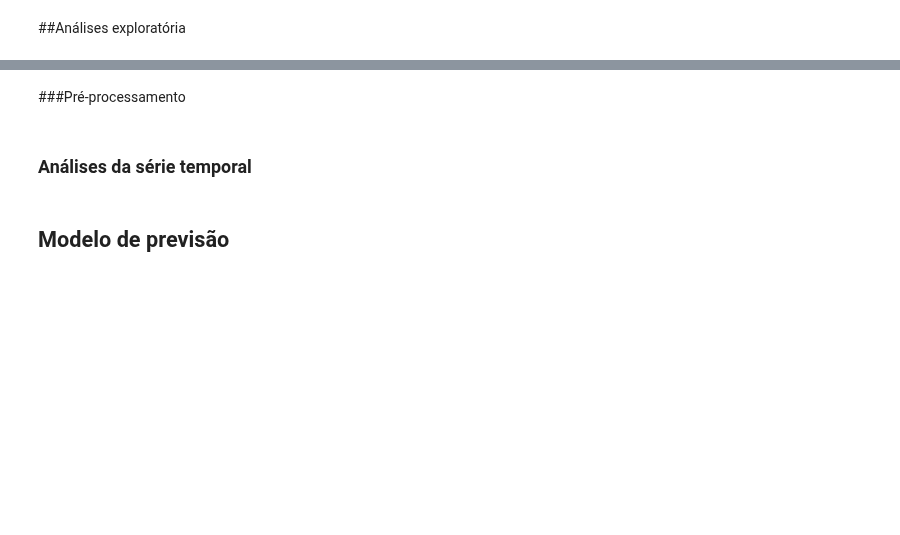
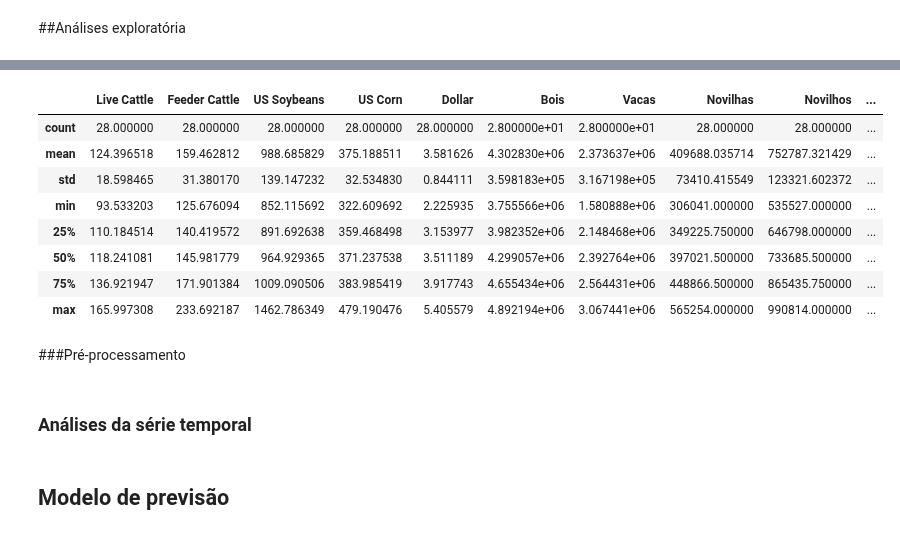
Before and after one commit to jvataidee/DataAnalysis, a Jupyter notebook: Analise_Financeira_Mercado_Gado_de_Corte.ipynb, the cells around one changed output, grey strips where cells are left out. Cells and saved outputs as stored; diff of their text form; code cells hidden in the pictures; blank space fills up the shorter version.

```diff
--- a/Analise_Financeira_Mercado_Gado_de_Corte.ipynb
+++ b/Analise_Financeira_Mercado_Gado_de_Corte.ipynb
@@ -177,2 +173,9 @@ df_final.head()
+# %%
+#Média todos anos
+df_final["Média Bois"] = df_final["Bois"].mean()
+df_final["Média Vacas"] = df_final["Vacas"].mean()
+df_final["Média Novilhas"] = df_final["Novilhas"].mean()
+df_final["Média Novilhos"] = df_final["Novilhos"].mean()
+df_final["Média Total"] = df_final["Total"].mean()
 # %% [markdown]
 ##Análises exploratória
@@ -179,3 +205,15 @@ df_final.head()
+# %%
+df_final.describe()
+# %% [output]
+|  | Live Cattle | Feeder Cattle | US Soybeans | US Corn | Dollar | Bois | Vacas | Novilhas | Novilhos | ... |
+| count | 28.000000 | 28.000000 | 28.000000 | 28.000000 | 28.000000 | 2.800000e+01 | 2.800000e+01 | 28.000000 | 28.000000 | ... |
+| mean | 124.396518 | 159.462812 | 988.685829 | 375.188511 | 3.581626 | 4.302830e+06 | 2.373637e+06 | 409688.035714 | 752787.321429 | ... |
+| std | 18.598465 | 31.380170 | 139.147232 | 32.534830 | 0.844111 | 3.598183e+05 | 3.167198e+05 | 73410.415549 | 123321.602372 | ... |
+| min | 93.533203 | 125.676094 | 852.115692 | 322.609692 | 2.225935 | 3.755566e+06 | 1.580888e+06 | 306041.000000 | 535527.000000 | ... |
+| 25% | 110.184514 | 140.419572 | 891.692638 | 359.468498 | 3.153977 | 3.982352e+06 | 2.148468e+06 | 349225.750000 | 646798.000000 | ... |
+| 50% | 118.241081 | 145.981779 | 964.929365 | 371.237538 | 3.511189 | 4.299057e+06 | 2.392764e+06 | 397021.500000 | 733685.500000 | ... |
+| 75% | 136.921947 | 171.901384 | 1009.090506 | 383.985419 | 3.917743 | 4.655434e+06 | 2.564431e+06 | 448866.500000 | 865435.750000 | ... |
+| max | 165.997308 | 233.692187 | 1462.786349 | 479.190476 | 5.405579 | 4.892194e+06 | 3.067441e+06 | 565254.000000 | 990814.000000 | ... |
 # %% [markdown]
 ###Pré-processamento
 # %% [markdown]
```
Also changed, not shown: parts of 5 cells of this notebook.
